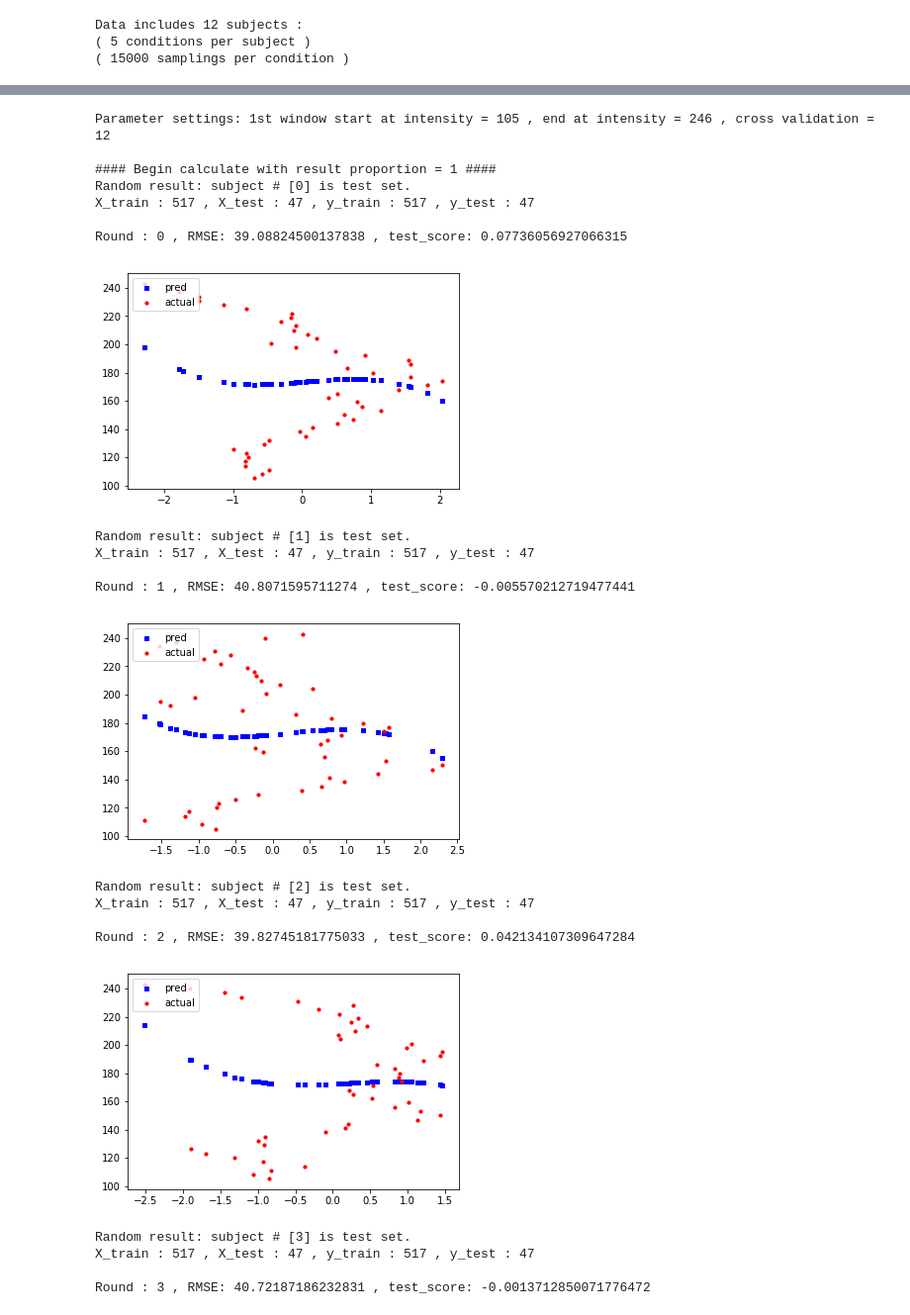
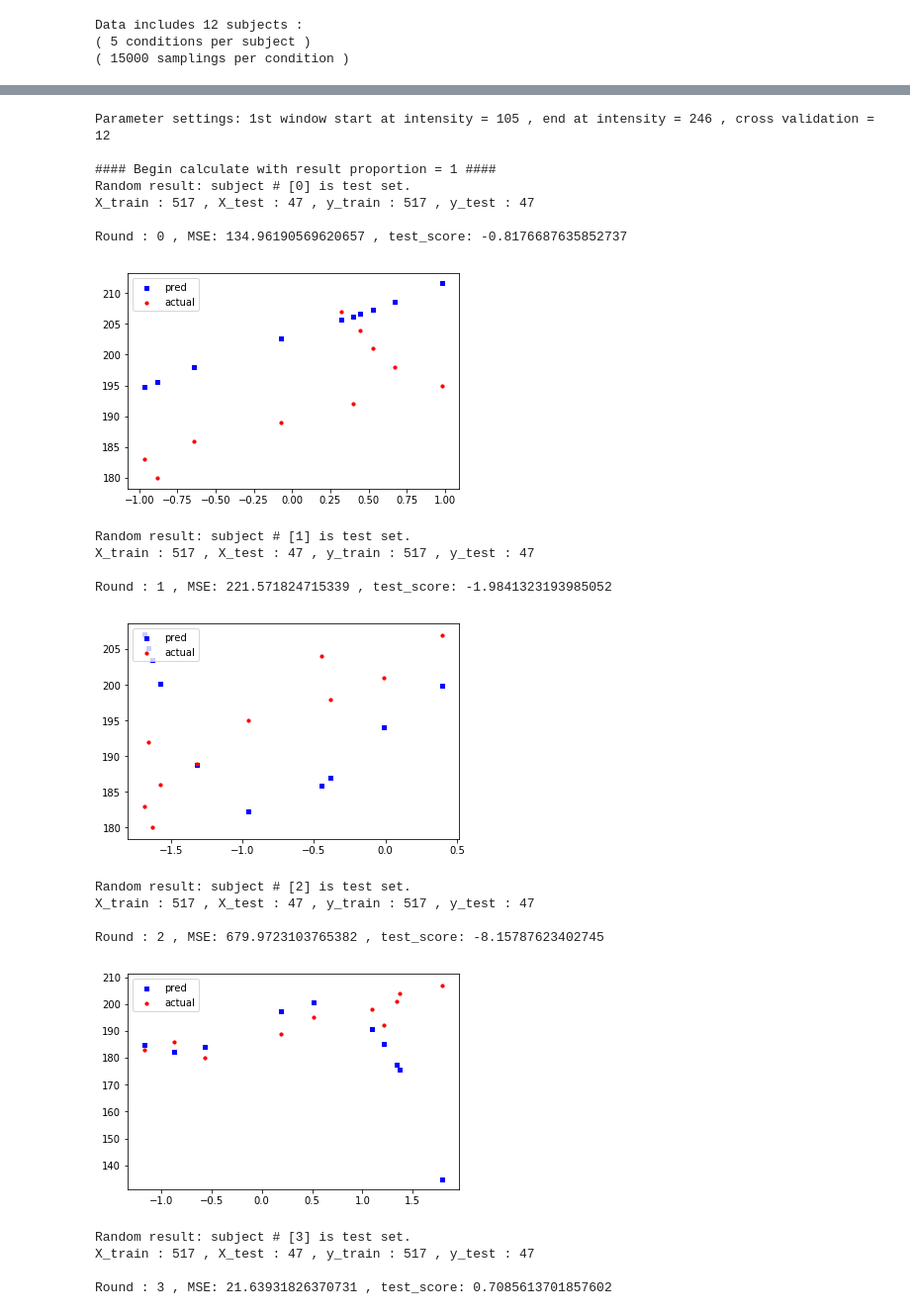
Before and after one commit to bamboojfc/SSVEP-nonLinearRegression, a Jupyter notebook: model-Copy1.ipynb, the cells around one changed output, grey strips where cells are left out. Shown at 99% size. Cells and saved outputs as stored; diff of their text form; code cells hidden in the pictures.

```diff
--- a/model-Copy1.ipynb
+++ b/model-Copy1.ipynb
@@ -30,7 +31,7 @@ Data includes 12 subjects :
 # %%
 ## select one condition data and filter out first 10-second data
 #set params
-condition_id = 5 # ( 1 to 5 )
+condition_id = 3 # ( 1 to 5 )
 number_of_samplings_per_sec = 250
 filtered_secs = 9
 all_secs = number_of_samplings/number_of_samplings_per_sec
@@ -258,57 +259,63 @@ for c, r in enumerate(reduce_result_proportion):
         X_tr = model.fit_transform(X_train, y_train)
         X_te = model.fit_transform(X_test)
 
+        X_tr = X_tr[25:35]
+        y_train = y_train[25:35]
+        X_te = X_te[25:35]
+        y_test=y_test[25:35]
+
         clf = linear_model.LinearRegression()
         clf.fit(X_tr, y_train)
         y_pred = clf.predict(X_te)
 
         # calculate Root Mean Square Error
-        RMSE = np.sqrt(np.sum(np.square(y_pred-y_test))/ len(y_pred))
+#         RMSE = np.sqrt(np.sum(np.square(y_pred-y_test))/ len(y_pred))
+        RMSE = metrics.mean_squared_error(y_test, y_pred)
         test_score = clf.score(X_te,y_test)
-        print "Round :", i, ", RMSE:", RMSE, ", test_score:", test_score
+        print "Round :", i, ", MSE:", RMSE, ", test_score:", test_score
 
         #store results
         results[c].append(dict({
             'subject_id' : subject_id,
             'RMSE' : RMSE,
             'test_score' : test_score
         }))
 
         ## plot non-linear regression result
         x = list(itertools.islice(itertools.count(), first_light_intensity_begin, last_light_intensity_begin, intensity_step))
         x = x[:int(len(x)*r)]
         fig = plt.figure()
         ax1 = fig.add_subplot(111)
 
-        ax1.scatter(X_test, y_pred, s=10, c='b', marker="s", label='pred')
-        ax1.scatter(X_test, y_test, s=10, c='r', marker="o", label='actual')
+        ax1.scatter(X_test[25:35], y_pred, s=10, c='b', marker="s", label='pred')
+        ax1.scatter(X_test[25:35], y_test, s=10, c='r', marker="o", label='actual')
         plt.legend(loc='upper left');
         plt.show()
 
     print 'Store results of', len(results[c]), 'subjects done!'
     print
 
 write_result_to_csv(filename, results)
 # %% [output]
 Parameter settings: 1st window start at intensity = 105 , end at intensity = 246 , cross validation = 12
 
 #### Begin calculate with result proportion = 1 ####
 Random result: subject # [0] is test set.
 X_train : 517 , X_test : 47 , y_train : 517 , y_test : 47
 
-Round : 0 , RMSE: 39.08824500137838 , test_score: 0.07736056927066315
+Round : 0 , MSE: 134.96190569620657 , test_score: -0.8176687635852737
-[figure, old version]
+[figure, new version]
 Random result: subject # [1] is test set.
 X_train : 517 , X_test : 47 , y_train : 517 , y_test : 47
 
-Round : 1 , RMSE: 40.8071595711274 , test_score: -0.005570212719477441
+Round : 1 , MSE: 221.571824715339 , test_score: -1.9841323193985052
-[figure, old version]
+[figure, new version]
 Random result: subject # [2] is test set.
 X_train : 517 , X_test : 47 , y_train : 517 , y_test : 47
 
-Round : 2 , RMSE: 39.82745181775033 , test_score: 0.042134107309647284
+Round : 2 , MSE: 679.9723103765382 , test_score: -8.15787623402745
-[figure, old version]
+[figure, new version]
 Random result: subject # [3] is test set.
 X_train : 517 , X_test : 47 , y_train : 517 , y_test : 47
 
-Round : 3 , RMSE: 40.72187186232831 , test_score: -0.0013712850071776472
+Round : 3 , MSE: 21.63931826370731 , test_score: 0.7085613701857602
```
Also changed, not shown: parts of 4 cells of this notebook, 2 other files.
